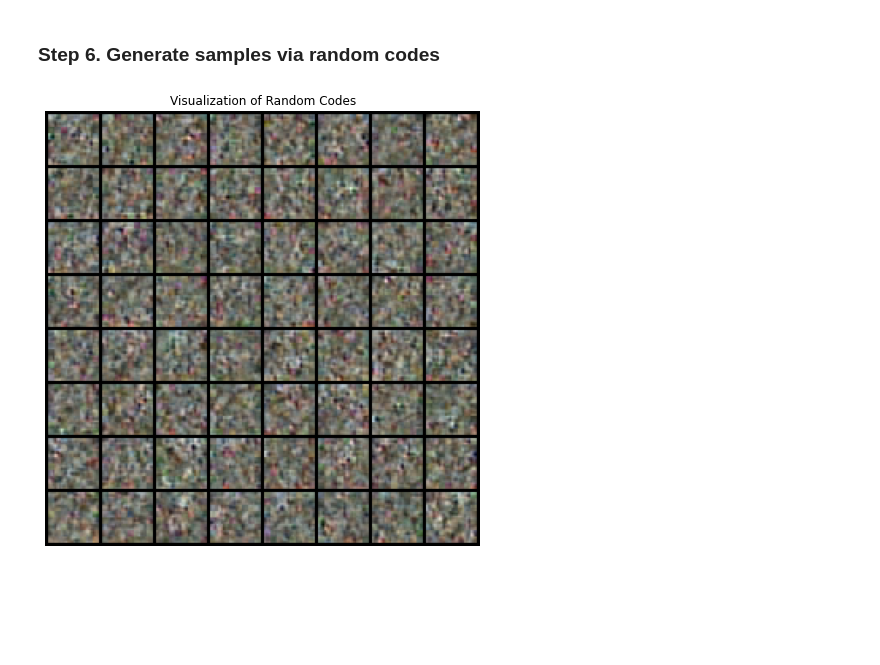
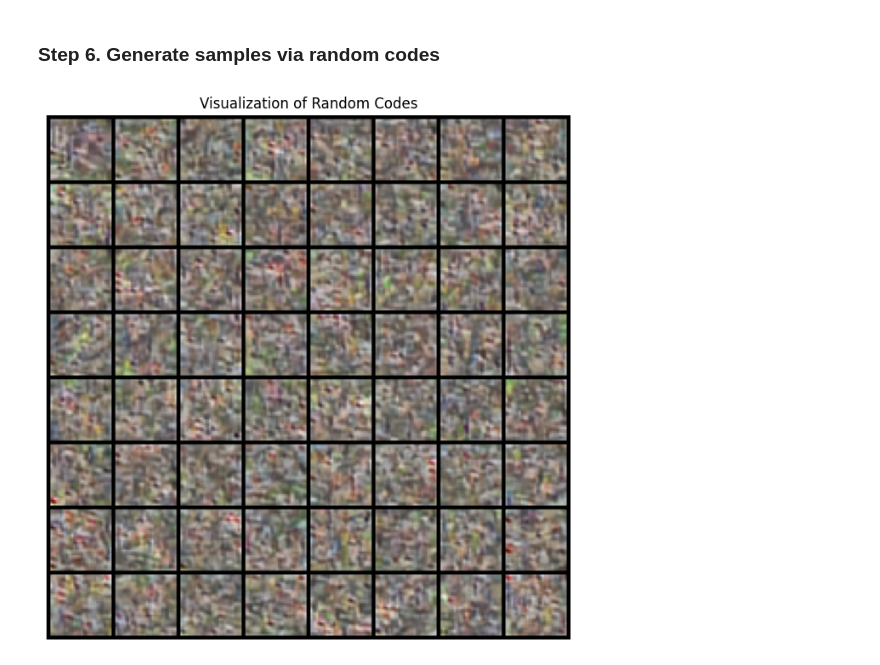
Before and after one commit to Jackson-Kang/Pytorch-VAE-tutorial, a Jupyter notebook: 02_Vector_Quantized_Variational_AutoEncoder.ipynb, the cells around one changed output. Drawn from its saved outputs; the diff is of its cells as text; code cells hidden in the pictures; blank space fills up the shorter version.

```diff
--- a/02_Vector_Quantized_Variational_AutoEncoder.ipynb
+++ b/02_Vector_Quantized_Variational_AutoEncoder.ipynb
@@ -100,10 +108,7 @@ class VQEmbeddingEMA(nn.Module):
         M, D = self.embedding.size()
         x_flat = x.detach().reshape(-1, D)
 
-        distances = torch.addmm(torch.sum(self.embedding ** 2, dim=1) +
-                    torch.sum(x_flat ** 2, dim=1, keepdim=True),
-                                x_flat, self.embedding.t(),
-                                alpha=-2.0, beta=1.0)
+        distances = (-torch.cdist(x_flat, self.embedding, p=2)) ** 2
 
         indices = torch.argmin(distances.float(), dim=-1)
         quantized = F.embedding(indices, self.embedding)
@@ -120,10 +125,7 @@ class VQEmbeddingEMA(nn.Module):
         M, D = self.embedding.size()
         x_flat = x.detach().reshape(-1, D)
 
-        distances = torch.addmm(torch.sum(self.embedding ** 2, dim=1) +
-                                torch.sum(x_flat ** 2, dim=1, keepdim=True),
-                                x_flat, self.embedding.t(),
-                                alpha=-2.0, beta=1.0)
+        distances = (-torch.cdist(x_flat, self.embedding, p=2)) ** 2
 
         indices = torch.argmin(distances.float(), dim=-1)
         encodings = F.one_hot(indices, M).float()
@@ -157,13 +159,17 @@ class Decoder(nn.Module):
 
         kernel_1, kernel_2, kernel_3, kernel_4 = kernel_sizes
 
-        self.residual_conv_1 = nn.Conv2d(input_dim, hidden_dim, kernel_1, padding=0)
+        self.in_proj = nn.Conv2d(input_dim, hidden_dim, kernel_size=1)
+
+        self.residual_conv_1 = nn.Conv2d(hidden_dim, hidden_dim, kernel_1, padding=0)
         self.residual_conv_2 = nn.Conv2d(hidden_dim, hidden_dim, kernel_2, padding=1)
 
         self.strided_t_conv_1 = nn.ConvTranspose2d(hidden_dim, hidden_dim, kernel_3, stride, padding=0)
         self.strided_t_conv_2 = nn.ConvTranspose2d(hidden_dim, output_dim, kernel_4, stride, padding=0)
 
     def forward(self, x):
+
+        x = self.in_proj(x)
 
         y = self.residual_conv_1(x)
         y = y+x
@@ -192,9 +198,9 @@ class Model(nn.Module):
 
         return x_hat, commitment_loss, codebook_loss, perplexity
 # %%
-encoder = Encoder(input_dim=input_dim, hidden_dim=hidden_dim, output_dim=hidden_dim)
-codebook = VQEmbeddingEMA(n_embeddings=n_embeddings, embedding_dim=hidden_dim)
-decoder = Decoder(input_dim=hidden_dim, hidden_dim=hidden_dim, output_dim=output_dim)
+encoder = Encoder(input_dim=input_dim, hidden_dim=hidden_dim, output_dim=latent_dim)
+codebook = VQEmbeddingEMA(n_embeddings=n_embeddings, embedding_dim=latent_dim)
+decoder = Decoder(input_dim=latent_dim, hidden_dim=hidden_dim, output_dim=output_dim)
 
 model = Model(Encoder=encoder, Codebook=codebook, Decoder=decoder).to(DEVICE)
 # %% [markdown]
@@ -221,14 +227,14 @@ for epoch in range(epochs):
         x_hat, commitment_loss, codebook_loss, perplexity = model(x)
         recon_loss = mse_loss(x_hat, x)
 
-        loss =  recon_loss + commitment_loss + codebook_loss
+        loss =  recon_loss + commitment_loss * commitment_beta + codebook_loss
 
         loss.backward()
         optimizer.step()
 
         if batch_idx % print_step ==0:
-            print("epoch:", epoch + 1, "  step:", batch_idx + 1, "  recon_loss:", recon_loss.item(), "  perplexity: ", perplexity.item(),
-              "\n\t\tcommit_loss: ", commitment_loss.item(), "  codebook loss: ", codebook_loss.item(), "  total_loss: ", loss.item())
+            print("epoch:", epoch + 1, "(", batch_idx + 1, ") recon_loss:", recon_loss.item(), " perplexity: ", perplexity.item(),
+              " commit_loss: ", commitment_loss.item(), "\n\t codebook loss: ", codebook_loss.item(), " total_loss: ", loss.item(), "\n")
 
 print("Finish!!")
 # %% [output]
@@ -296,6 +302,6 @@ def draw_random_sample_image(codebook, decoder, indices_shape):
     plt.title("Visualization of Random Codes")
     plt.imshow(np.transpose(make_grid(x_hat.detach().cpu(), padding=2, normalize=True), (1, 2, 0)))
 # %%
-draw_random_sample_image(codebook, decoder, indices_shape=(batch_size//2, img_size[0]//4, img_size[1]//4))
+draw_random_sample_image(codebook, decoder, indices_shape=(batch_size//2, 8, 8))
 # %% [output]
-[figure, old version]
+[figure, new version]
```
Also changed, not shown: parts of 7 cells of this notebook.
